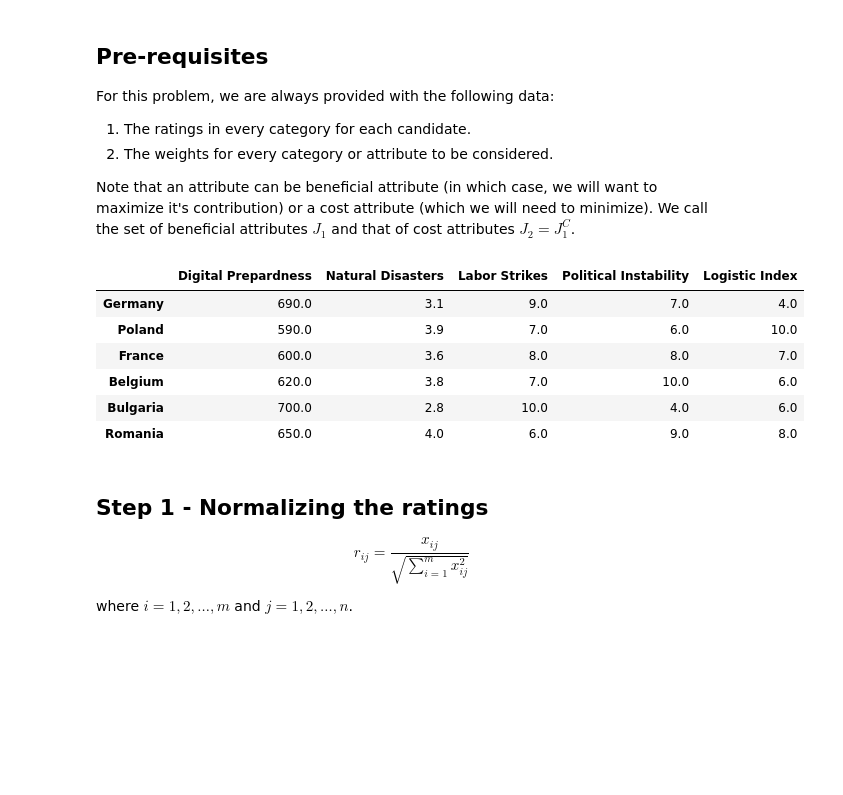
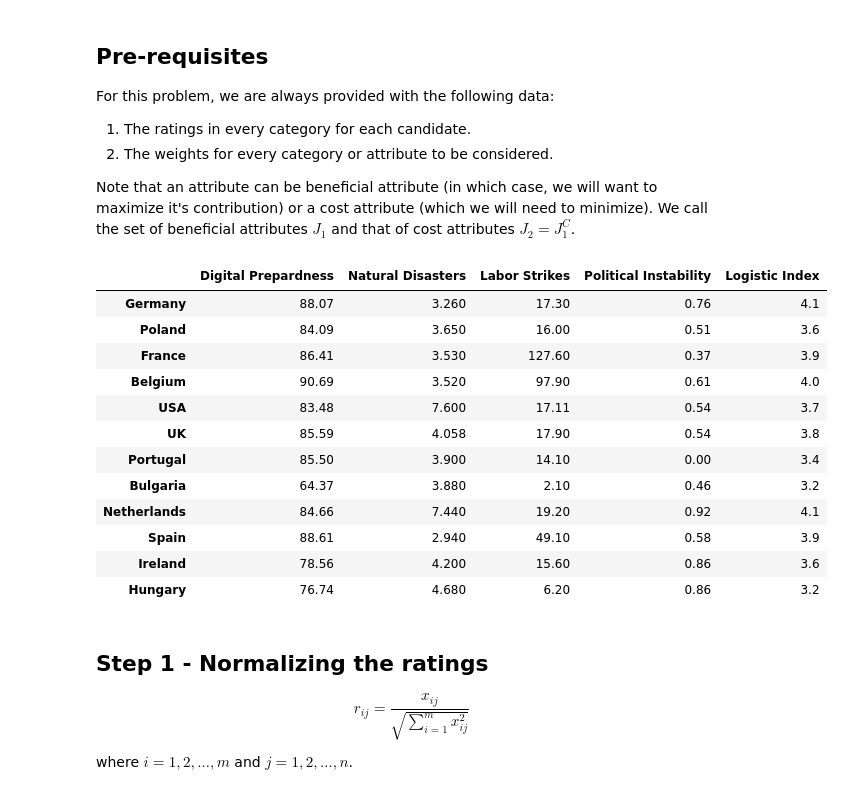
Before and after one commit to prannoymulmi/Security-and-Risk-Management, a Jupyter notebook: topsis-implementation.ipynb, the cells around one changed output. Drawn from its saved outputs; the diff is of its cells as text; code cells hidden in the pictures; blank space fills up the shorter version.

```diff
--- a/topsis-implementation.ipynb
+++ b/topsis-implementation.ipynb
@@ -79,33 +79,45 @@ Note that an attribute can be beneficial attribute (in which case, we will want
 # %%
 # The given data encoded into vectors and matrices
 
 attributes = np.array(["Digital Prepardness", "Natural Disasters", "Labor Strikes", "Political Instability", "Logistic Index"])
-candidates = np.array(["Germany", "Poland", "France", "Belgium", "Bulgaria", "Romania"])
+candidates = np.array(["Germany", "Poland", "France", "Belgium", "USA", "UK", "Portugal", "Bulgaria", "Netherlands", "Spain", "Ireland", "Hungary"])
 raw_data = np.array([
-    [690, 3.1,  9,  7,  4],
-    [590, 3.9,  7,  6, 10],
-    [600, 3.6,  8,  8,  7],
-    [620, 3.8,  7, 10,  6],
-    [700, 2.8, 10,  4,  6],
-    [650, 4.0,  6,  9,  8],
+    [88.07, 3.26, 17.30, 0.76, 4.10], # Germany
+    [84.09, 3.65, 16.0, 0.51, 3.6], # Poland
+    [86.41, 3.53, 127.6, 0.37, 3.9], # France
+    [90.69, 3.52, 97.9, 0.61, 4.], # Belgium
+    [83.48, 7.6, 17.11, 0.54, 3.7], # USA
+    [85.59, 4.058, 17.9, 0.54, 3.8], # UK
+    [85.5, 3.9, 14.1, 0., 3.4], # Portugal
+    [64.37, 3.88, 2.1, 0.46, 3.2], # Bulgaria
+    [84.66, 7.44, 19.2, 0.92, 4.1], # Netherlands
+    [88.61, 2.94, 49.1, 0.58, 3.9], # Spain
+    [78.56, 4.2, 15.6, 0.86, 3.6], # Ireland
+    [76.74, 4.68, 6.2, 0.86, 3.2], # Hungary
 ])
 
-weights = np.array([0.3, 0.2, 0.2, 0.15, 0.15])
+weights = np.array([0.498, 0.08, 0.05, 0.111, 0.26])
 
 # The indices of the attributes (zero-based) that are considered beneficial.
 # Cost benefit functions 0 when cost (lower is better) and 1 when benefit function (more is better)
 benefit_attributes = set([0, 1, 2, 3, 4])
 
 # Display the raw data we have
 pd.DataFrame(data=raw_data, index=candidates, columns=attributes)
 # %% [output]
 |  | Digital Prepardness | Natural Disasters | Labor Strikes | Political Instability | Logistic Index |
-| Germany | 690.0 | 3.1 | 9.0 | 7.0 | 4.0 |
-| Poland | 590.0 | 3.9 | 7.0 | 6.0 | 10.0 |
-| France | 600.0 | 3.6 | 8.0 | 8.0 | 7.0 |
-| Belgium | 620.0 | 3.8 | 7.0 | 10.0 | 6.0 |
-| Bulgaria | 700.0 | 2.8 | 10.0 | 4.0 | 6.0 |
-| Romania | 650.0 | 4.0 | 6.0 | 9.0 | 8.0 |
+| Germany | 88.07 | 3.260 | 17.30 | 0.76 | 4.1 |
+| Poland | 84.09 | 3.650 | 16.00 | 0.51 | 3.6 |
+| France | 86.41 | 3.530 | 127.60 | 0.37 | 3.9 |
+| Belgium | 90.69 | 3.520 | 97.90 | 0.61 | 4.0 |
+| USA | 83.48 | 7.600 | 17.11 | 0.54 | 3.7 |
+| UK | 85.59 | 4.058 | 17.90 | 0.54 | 3.8 |
+| Portugal | 85.50 | 3.900 | 14.10 | 0.00 | 3.4 |
+| Bulgaria | 64.37 | 3.880 | 2.10 | 0.46 | 3.2 |
+| Netherlands | 84.66 | 7.440 | 19.20 | 0.92 | 4.1 |
+| Spain | 88.61 | 2.940 | 49.10 | 0.58 | 3.9 |
+| Ireland | 78.56 | 4.200 | 15.60 | 0.86 | 3.6 |
+| Hungary | 76.74 | 4.680 | 6.20 | 0.86 | 3.2 |
 # %% [markdown]
 ## Step 1 - Normalizing the ratings
 
```
Also changed, not shown: parts of 6 cells of this notebook, 1 other file.
